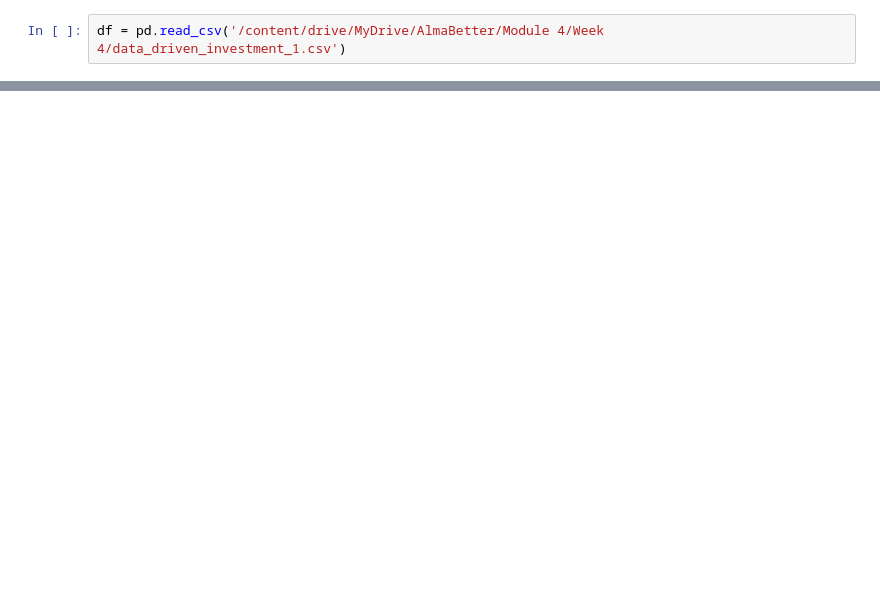
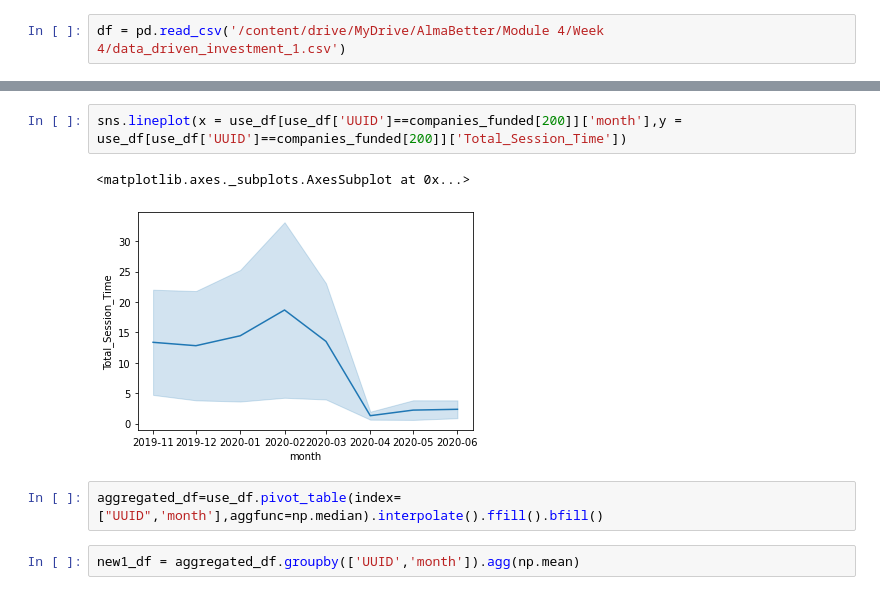
Before and after one commit to martydom/startup-funding-prediction, a Jupyter notebook: Devashish_Bose_Team_1_Startup_Funding_Prediction_Capstone_Project4.ipynb, the cells around one changed output, grey strips where cells are left out. Drawn from its saved outputs; the diff is of its cells as text; blank space fills up the shorter version.

```diff
--- a/Devashish_Bose_Team_1_Startup_Funding_Prediction_Capstone_Project4.ipynb
+++ b/Devashish_Bose_Team_1_Startup_Funding_Prediction_Capstone_Project4.ipynb
@@ -50,0 +202,9 @@ df = pd.read_csv('/content/drive/MyDrive/AlmaBetter/Module 4/Week 4/data_driven_
+# %%
+sns.lineplot(x = use_df[use_df['UUID']==companies_funded[200]]['month'],y = use_df[use_df['UUID']==companies_funded[200]]['Total_Session_Time'])
+# %% [output]
+<matplotlib.axes._subplots.AxesSubplot at 0x...>
+[figure, added]
+# %%
+aggregated_df=use_df.pivot_table(index=["UUID",'month'],aggfunc=np.median).interpolate().ffill().bfill()
+# %%
+new1_df = aggregated_df.groupby(['UUID','month']).agg(np.mean)
```
Also changed, not shown: parts of 69 cells of this notebook.
